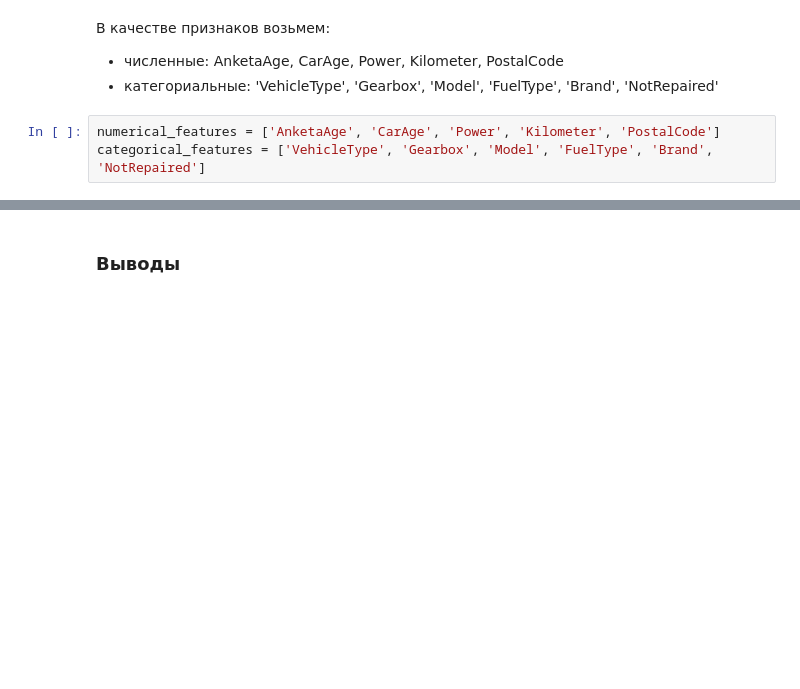
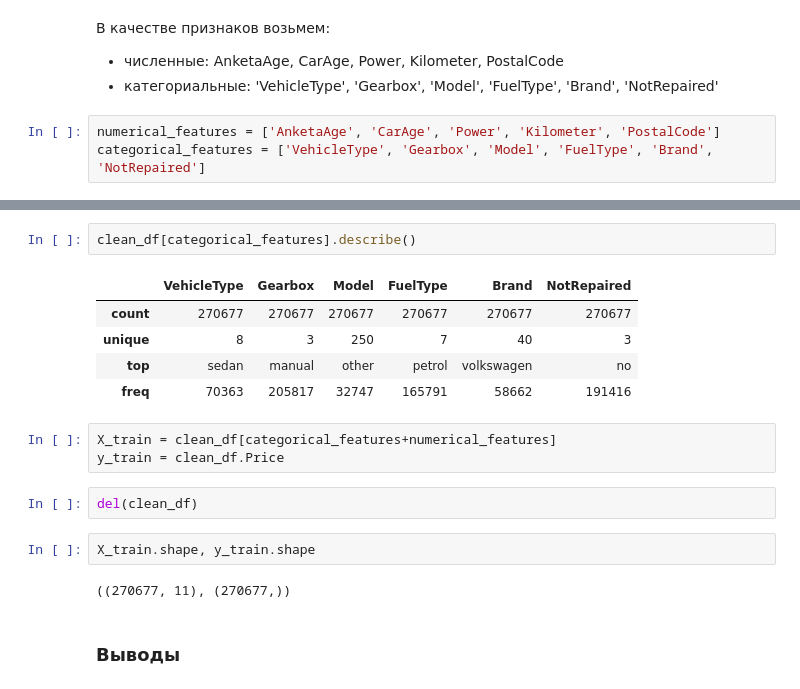
Before and after one commit to dimdasci/yp13-gradient-boosting, a Jupyter notebook: notebooks/yp13-gradient-boosting.ipynb, the cells around one changed output, grey strips where cells are left out. Drawn from its saved outputs; the diff is of its cells as text; blank space fills up the shorter version.

```diff
--- a/notebooks/yp13-gradient-boosting.ipynb
+++ b/notebooks/yp13-gradient-boosting.ipynb
@@ -996,3 +1013,20 @@ categorical_features = ['VehicleType', 'Gearbox', 'Model', 'FuelType', 'Brand',
+# %%
+clean_df[categorical_features].describe()
+# %% [output]
+|  | VehicleType | Gearbox | Model | FuelType | Brand | NotRepaired |
+| count | 270677 | 270677 | 270677 | 270677 | 270677 | 270677 |
+| unique | 8 | 3 | 250 | 7 | 40 | 3 |
+| top | sedan | manual | other | petrol | volkswagen | no |
+| freq | 70363 | 205817 | 32747 | 165791 | 58662 | 191416 |
+# %%
+X_train = clean_df[categorical_features+numerical_features]
+y_train = clean_df.Price
+# %%
+del(clean_df)
+# %%
+X_train.shape, y_train.shape
+# %% [output]
+((270677, 11), (270677,))
 # %% [markdown]
 ### Выводы
 # %% [markdown]
```
Also changed, not shown: parts of 30 cells of this notebook.
